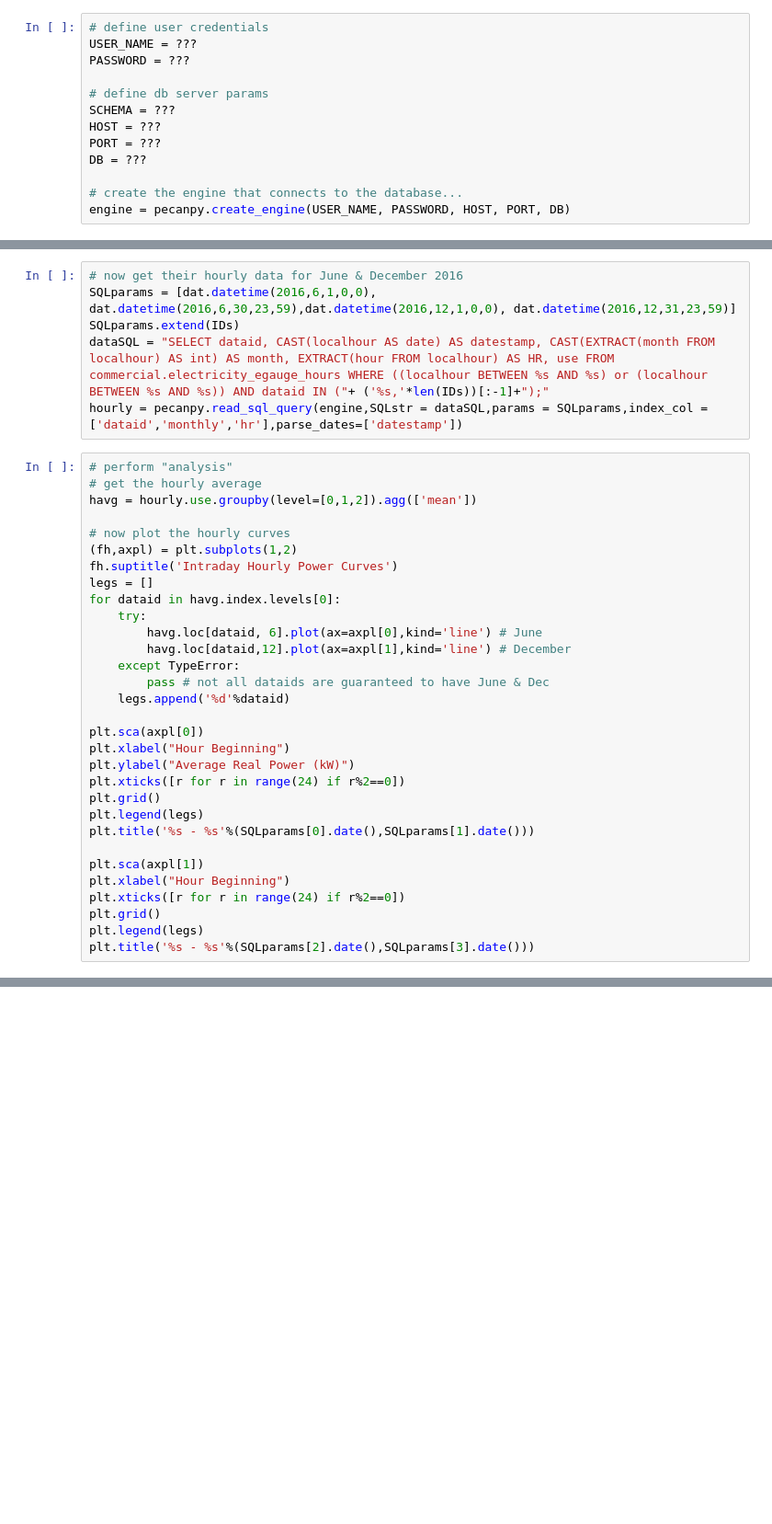
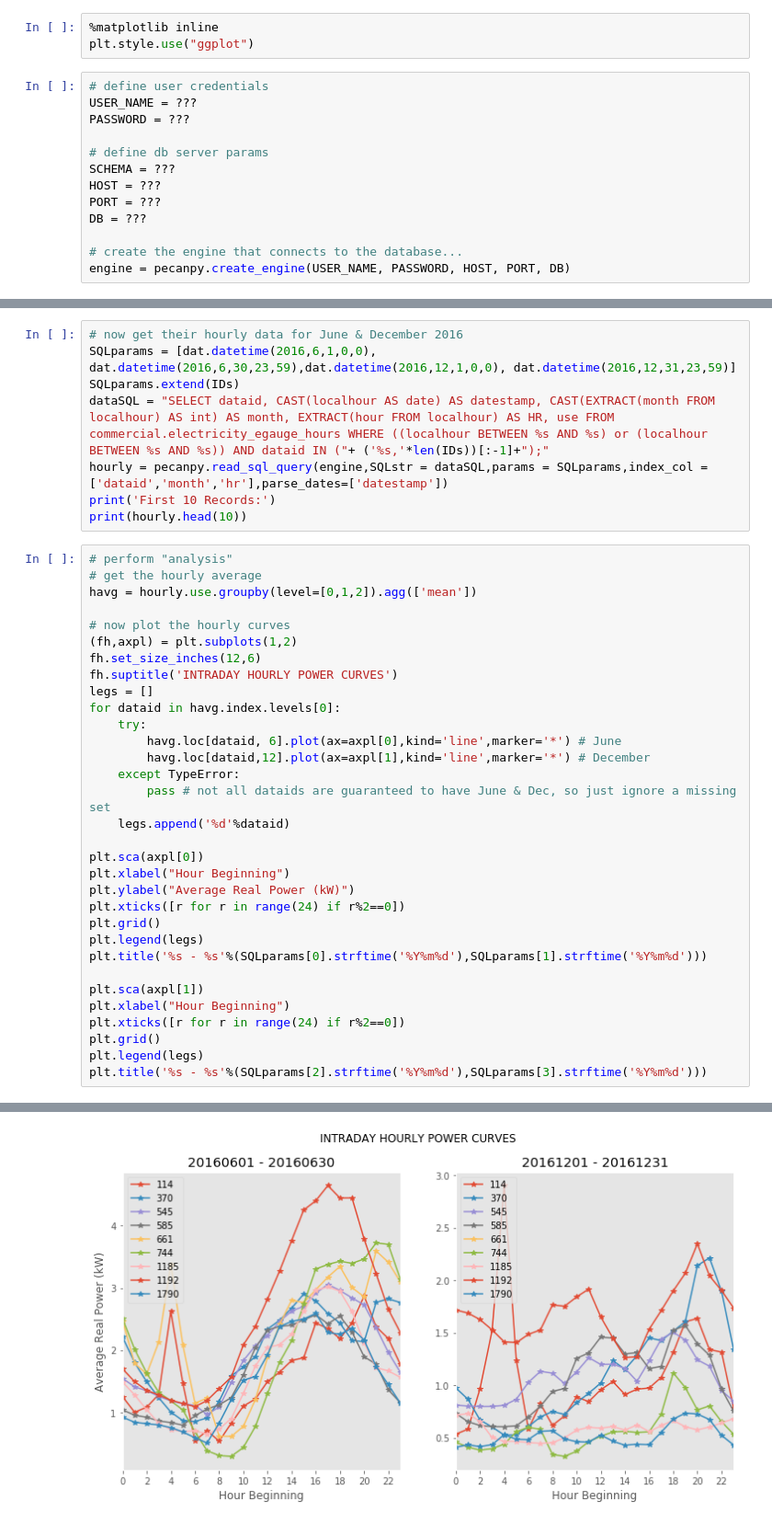
Before and after one commit to m-bariya/PecanPy, a Jupyter notebook: examples/generic-querying.ipynb, the cells around one changed output, grey strips where cells are left out. Shown at 92% size. Drawn from its saved outputs; the diff is of its cells as text; blank space fills up the shorter version.

Commit message:
Finalize `generic-querying.ipynb`

```diff
--- a/examples/generic-querying.ipynb
+++ b/examples/generic-querying.ipynb
@@ -11,3 +9,6 @@ ModuleNotFoundError: No module named 'pecanpy'
+# %%
+%matplotlib inline
+plt.style.use("ggplot")
 # %%
 # define user credentials
 USER_NAME = ???
@@ -31,7 +33,9 @@ IDs = pecanpy.read_sql_query(engine,SQLfile = dataIdsSQL,params=SQLparams).datai
 SQLparams = [dat.datetime(2016,6,1,0,0), dat.datetime(2016,6,30,23,59),dat.datetime(2016,12,1,0,0), dat.datetime(2016,12,31,23,59)]
 SQLparams.extend(IDs)
 dataSQL = "SELECT dataid, CAST(localhour AS date) AS datestamp, CAST(EXTRACT(month FROM localhour) AS int) AS month, EXTRACT(hour FROM localhour) AS HR, use FROM commercial.electricity_egauge_hours WHERE ((localhour BETWEEN %s AND %s) or (localhour BETWEEN %s AND %s)) AND dataid IN ("+ ('%s,'*len(IDs))[:-1]+");"
-hourly = pecanpy.read_sql_query(engine,SQLstr = dataSQL,params = SQLparams,index_col = ['dataid','monthly','hr'],parse_dates=['datestamp'])
+hourly = pecanpy.read_sql_query(engine,SQLstr = dataSQL,params = SQLparams,index_col = ['dataid','month','hr'],parse_dates=['datestamp'])
+print('First 10 Records:')
+print(hourly.head(10))
 # %%
 # perform "analysis"
 # get the hourly average
@@ -39,14 +43,15 @@ havg = hourly.use.groupby(level=[0,1,2]).agg(['mean'])
 
 # now plot the hourly curves
 (fh,axpl) = plt.subplots(1,2)
-fh.suptitle('Intraday Hourly Power Curves')
+fh.set_size_inches(12,6)
+fh.suptitle('INTRADAY HOURLY POWER CURVES')
 legs = []
 for dataid in havg.index.levels[0]:
     try:
-        havg.loc[dataid, 6].plot(ax=axpl[0],kind='line') # June
-        havg.loc[dataid,12].plot(ax=axpl[1],kind='line') # December
+        havg.loc[dataid, 6].plot(ax=axpl[0],kind='line',marker='*') # June
+        havg.loc[dataid,12].plot(ax=axpl[1],kind='line',marker='*') # December
     except TypeError:
-        pass # not all dataids are guaranteed to have June & Dec
+        pass # not all dataids are guaranteed to have June & Dec, so just ignore a missing set
     legs.append('%d'%dataid)
 
 plt.sca(axpl[0])
@@ -55,11 +60,12 @@ plt.ylabel("Average Real Power (kW)")
 plt.xticks([r for r in range(24) if r%2==0])
 plt.grid()
 plt.legend(legs)
-plt.title('%s - %s'%(SQLparams[0].date(),SQLparams[1].date()))
+plt.title('%s - %s'%(SQLparams[0].strftime('%Y%m%d'),SQLparams[1].strftime('%Y%m%d')))
 
 plt.sca(axpl[1])
 plt.xlabel("Hour Beginning")
 plt.xticks([r for r in range(24) if r%2==0])
 plt.grid()
 plt.legend(legs)
-plt.title('%s - %s'%(SQLparams[2].date(),SQLparams[3].date()))
+plt.title('%s - %s'%(SQLparams[2].strftime('%Y%m%d'),SQLparams[3].strftime('%Y%m%d')))
+# %% [output]
@@ -65,0 +73 @@ plt.title('%s - %s'%(SQLparams[2].date(),SQLparams[3].date()))
+[figure, added]
```
Also changed, not shown: parts of 3 cells of this notebook.
